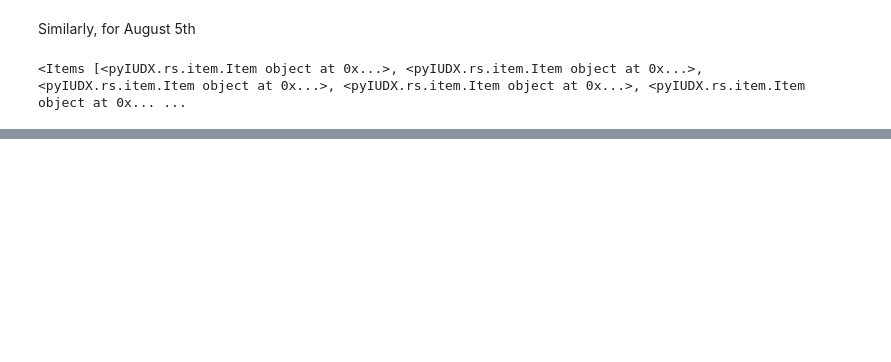
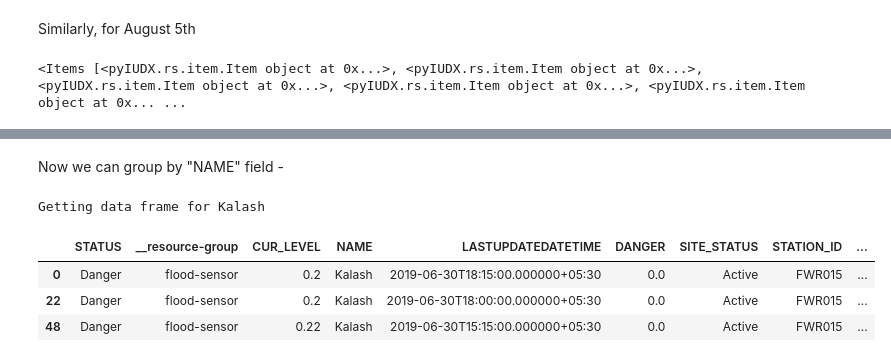
Before and after one commit to iudx/pyIUDX, a Jupyter notebook: examples/Flood_getting_started.ipynb, the cells around one changed output, grey strips where cells are left out. Cells and saved outputs as stored; diff of their text form; code cells hidden in the pictures; blank space fills up the shorter version.

```diff
--- a/examples/Flood_getting_started.ipynb
+++ b/examples/Flood_getting_started.ipynb
@@ -166,0 +302,13 @@ plt.show()
+# %% [markdown]
+Now we can group by "NAME" field -
+# %%
+df_grouped = df_flood.groupby("NAME")
+print("Getting data frame for " + df_json[0]["NAME"])
+some_flood_sensor = df_grouped.get_group(df_json[0]["NAME"])
+some_flood_sensor.head(3)
+# %% [output]
+Getting data frame for Kalash
+|  | STATUS | __resource-group | CUR_LEVEL | NAME | LASTUPDATEDATETIME | DANGER | SITE_STATUS | STATION_ID | ... |
+| 0 | Danger | flood-sensor | 0.2 | Kalash | 2019-06-30T18:15:00.000000+05:30 | 0.0 | Active | FWR015 | ... |
+| 22 | Danger | flood-sensor | 0.2 | Kalash | 2019-06-30T18:00:00.000000+05:30 | 0.0 | Active | FWR015 | ... |
+| 48 | Danger | flood-sensor | 0.22 | Kalash | 2019-06-30T15:15:00.000000+05:30 | 0.0 | Active | FWR015 | ... |
```
Also changed, not shown: parts of 22 cells of this notebook.
